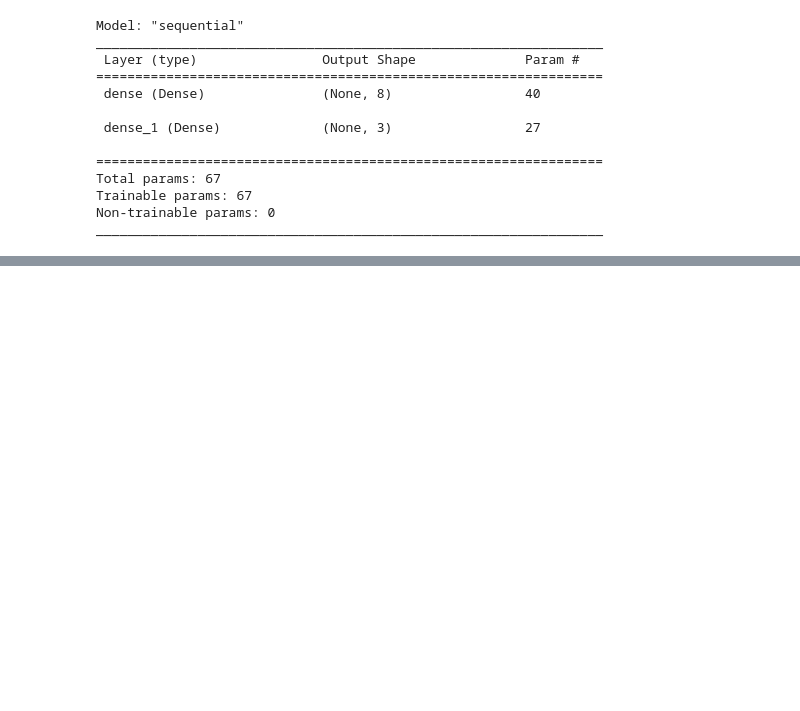
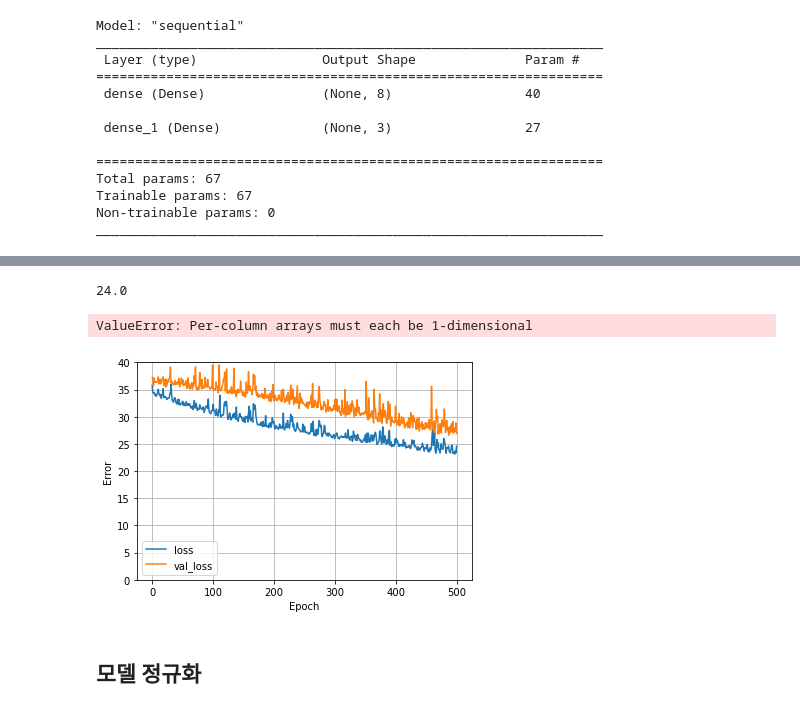
Before and after one commit to Aerimmm/-_rim, a Jupyter notebook: 인공신경망ANN.ipynb, the cells around one changed output, grey strips where cells are left out. Drawn from its saved outputs; the diff is of its cells as text; code cells hidden in the pictures; blank space fills up the shorter version.

```diff
--- a/인공신경망ANN.ipynb
+++ b/인공신경망ANN.ipynb
@@ -120,0 +148,7 @@ _________________________________________________________________
+# %%
+# 모델 컴파일
+model.compile(loss = 'mean_squared_error',
+              optimizer = 'adam',
+              metrics = ['mse'])
+
+model.summary()
@@ -120,0 +169,3 @@ _________________________________________________________________
+# %%
+# 모델 실행
+model.fit(X_train, y_train, epochs = 50, batch_size = 10)
@@ -120,0 +197,27 @@ _________________________________________________________________
+# %%
+y_test[0]
+# %% [output]
+24.0
+# %%
+result = pd.DataFrame({'y':y_test.values, 'y_pred' : y_pred, 'diff' : y_test.values - y_pred,
+                       'diff(abs)' : np.abs(y_test.values - y_pred)})
+result.sort_values(by = ['diff'], ascending = False)
+# %% [output]
+ValueError: Per-column arrays must each be 1-dimensional
+# %%
+history= model.fit(X_train, y_train, epochs = 500, verbose = 0, validation_split = 0.2)
+# %%
+def plot_loss(history):
+    plt.plot(history.history['loss'], label = 'loss')
+    plt.plot(history.history['val_loss'], label = 'val_loss')
+    plt.ylim([0,40])
+    plt.xlabel("Epoch")
+    plt.ylabel('Error')
+    plt.legend()
+    plt.grid(True)
+# %%
+plot_loss(history)
+# %% [output]
+[figure, added]
+# %% [markdown]
+## 모델 정규화
```
Also changed, not shown: parts of 25 cells of this notebook.
